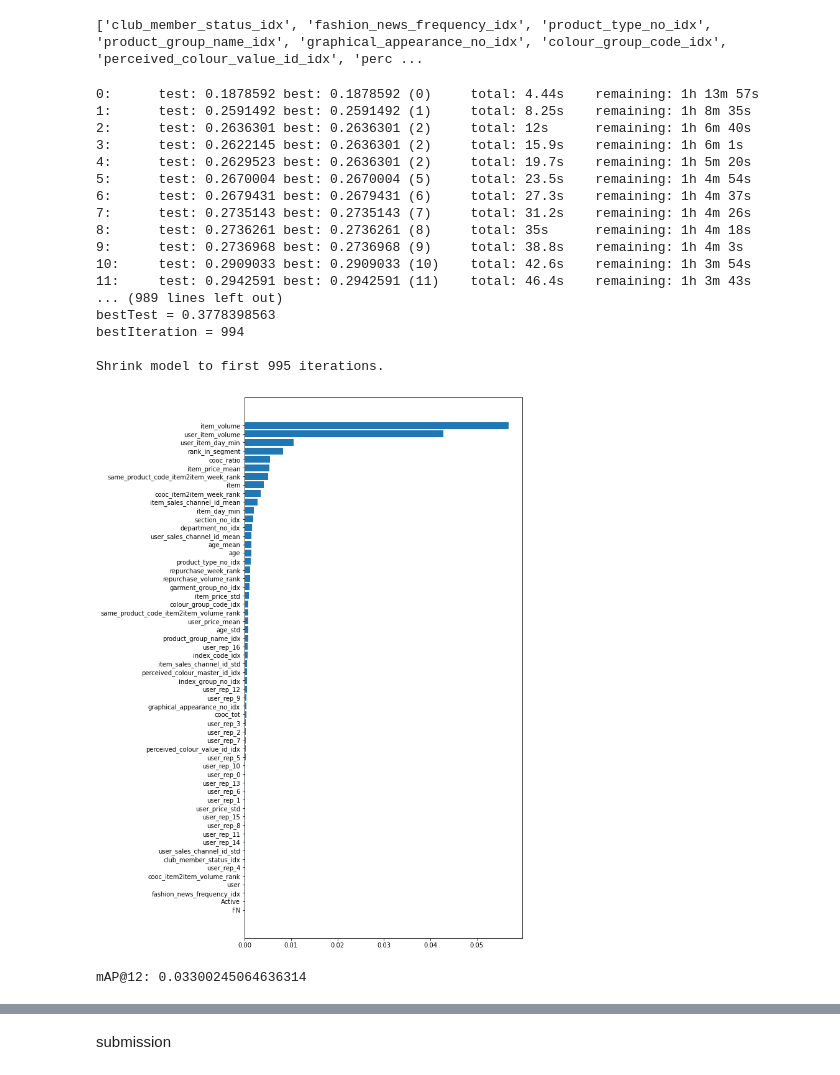
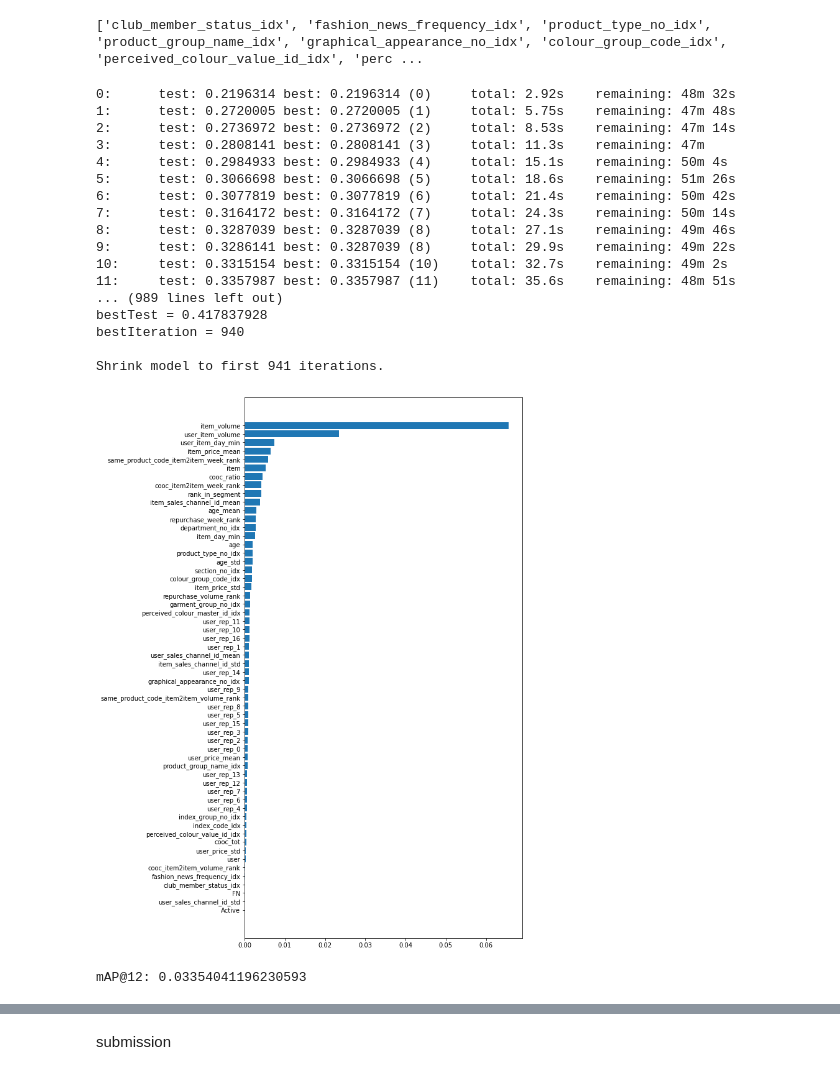
Before and after one commit to ryowk/kaggle-h-and-m-personalized-fashion-recommendations, a Jupyter notebook: main.ipynb, the cells around one changed output, grey strips where cells are left out. Drawn from its saved outputs; the diff is of its cells as text; code cells hidden in the pictures.

```diff
--- a/main.ipynb
+++ b/main.ipynb
@@ -159,7 +159,7 @@ def create_candidates(transactions: pd.DataFrame, target_users: np.ndarray, week
             week_num: int) -> pd.DataFrame:
         week_end = week_start + week_num
         users = users.copy()
-        users['segment'] = users['age'] // 5
+        users['segment'] = '_'.join([str(users['age'] // 5), str(users['Active'])])
         tr = transactions.query("@week_start <= week < @week_end")[['user', 'item']].drop_duplicates(ignore_index=True)
         tr = tr.merge(users[['user', 'segment']], on='user')
         tmp = tr.groupby(['segment', 'item']).size().reset_index(name='cnt_in_segment')
@@ -234,7 +234,7 @@ def create_candidates(transactions: pd.DataFrame, target_users: np.ndarray, week
         candidates = candidates_target.merge(tmp, on=['user', 'item'], how='left')
         return candidates.query("flag != 1").reset_index(drop=True).drop('flag', axis=1)
 
-    # candidates_segment_wise_popular = drop_common_user_item(candidates_segment_wise_popular, candidates_popular)
+    candidates_segment_wise_popular = drop_common_user_item(candidates_segment_wise_popular, candidates_repurchase)
     candidates_cooc = drop_common_user_item(candidates_cooc, candidates_repurchase)
     candidates_same_product_code = drop_common_user_item(candidates_same_product_code, candidates_repurchase)
 
@@ -492,49 +492,50 @@ if CFG.model_type == 'LightGBM':
         'num_leaves': 255,
         'min_data_in_leaf': 100,
         'metric': 'map',
         'eval_at': 12,
     }
 
     model = lgb.train(params, train_dataset, valid_sets=[train_dataset, valid_dataset], num_boost_round=1000, callbacks=[lgb.early_stopping(20)])
 
     lgb.plot_importance(model, importance_type='gain', figsize=(8, 16))
 
 elif CFG.model_type == 'CatBoost':
     train_pool = catboost.Pool(data=train[feature_columns], label=train['y'], group_id=train['query_group'], cat_features=cat_features)
     valid_pool = catboost.Pool(data=valid[feature_columns], label=valid['y'], group_id=valid['query_group'], cat_features=cat_features)
 
     params = {
         'loss_function': 'YetiRank',
         'use_best_model': True,
         'one_hot_max_size': 300,
+        'learning_rate': 0.1,
     }
     model = catboost.CatBoost(params)
     model.fit(train_pool, eval_set=valid_pool)
 
     feature_importance = model.get_feature_importance(train_pool)
     sorted_idx = np.argsort(feature_importance)
     plt.figure(figsize=(8, 16))
     plt.yticks(range(len(feature_columns)), np.array(feature_columns)[sorted_idx])
     plt.barh(range(len(feature_columns)), feature_importance[sorted_idx])
 # %% [output]
-0:      test: 0.1878592 best: 0.1878592 (0)     total: 4.44s    remaining: 1h 13m 57s
-1:      test: 0.2591492 best: 0.2591492 (1)     total: 8.25s    remaining: 1h 8m 35s
-2:      test: 0.2636301 best: 0.2636301 (2)     total: 12s      remaining: 1h 6m 40s
-3:      test: 0.2622145 best: 0.2636301 (2)     total: 15.9s    remaining: 1h 6m 1s
-4:      test: 0.2629523 best: 0.2636301 (2)     total: 19.7s    remaining: 1h 5m 20s
-5:      test: 0.2670004 best: 0.2670004 (5)     total: 23.5s    remaining: 1h 4m 54s
-6:      test: 0.2679431 best: 0.2679431 (6)     total: 27.3s    remaining: 1h 4m 37s
-7:      test: 0.2735143 best: 0.2735143 (7)     total: 31.2s    remaining: 1h 4m 26s
-8:      test: 0.2736261 best: 0.2736261 (8)     total: 35s      remaining: 1h 4m 18s
-9:      test: 0.2736968 best: 0.2736968 (9)     total: 38.8s    remaining: 1h 4m 3s
-10:     test: 0.2909033 best: 0.2909033 (10)    total: 42.6s    remaining: 1h 3m 54s
-11:     test: 0.2942591 best: 0.2942591 (11)    total: 46.4s    remaining: 1h 3m 43s
+0:      test: 0.2196314 best: 0.2196314 (0)     total: 2.92s    remaining: 48m 32s
+1:      test: 0.2720005 best: 0.2720005 (1)     total: 5.75s    remaining: 47m 48s
+2:      test: 0.2736972 best: 0.2736972 (2)     total: 8.53s    remaining: 47m 14s
+3:      test: 0.2808141 best: 0.2808141 (3)     total: 11.3s    remaining: 47m
+4:      test: 0.2984933 best: 0.2984933 (4)     total: 15.1s    remaining: 50m 4s
+5:      test: 0.3066698 best: 0.3066698 (5)     total: 18.6s    remaining: 51m 26s
+6:      test: 0.3077819 best: 0.3077819 (6)     total: 21.4s    remaining: 50m 42s
+7:      test: 0.3164172 best: 0.3164172 (7)     total: 24.3s    remaining: 50m 14s
+8:      test: 0.3287039 best: 0.3287039 (8)     total: 27.1s    remaining: 49m 46s
+9:      test: 0.3286141 best: 0.3287039 (8)     total: 29.9s    remaining: 49m 22s
+10:     test: 0.3315154 best: 0.3315154 (10)    total: 32.7s    remaining: 49m 2s
+11:     test: 0.3357987 best: 0.3357987 (11)    total: 35.6s    remaining: 48m 51s
 ... (989 lines left out)
-bestTest = 0.3778398563
-bestIteration = 994
+bestTest = 0.417837928
+bestIteration = 940
 
-Shrink model to first 995 iterations.
+Shrink model to first 941 iterations.
-[figure, old version]
+[figure, new version]
 # %%
 valid_all['pred'] = model.predict(valid_all[feature_columns])
 # %%
@@ -550,6 +551,6 @@ valid_all.to_pickle('output/valid_all.pkl')
 
 print('mAP@12:', mapk(merged['gt'], merged['item']))
 # %% [output]
-mAP@12: 0.03300245064636314
+mAP@12: 0.03354041196230593
 # %%
 assert False
```
Also changed, not shown: parts of 8 cells of this notebook.
